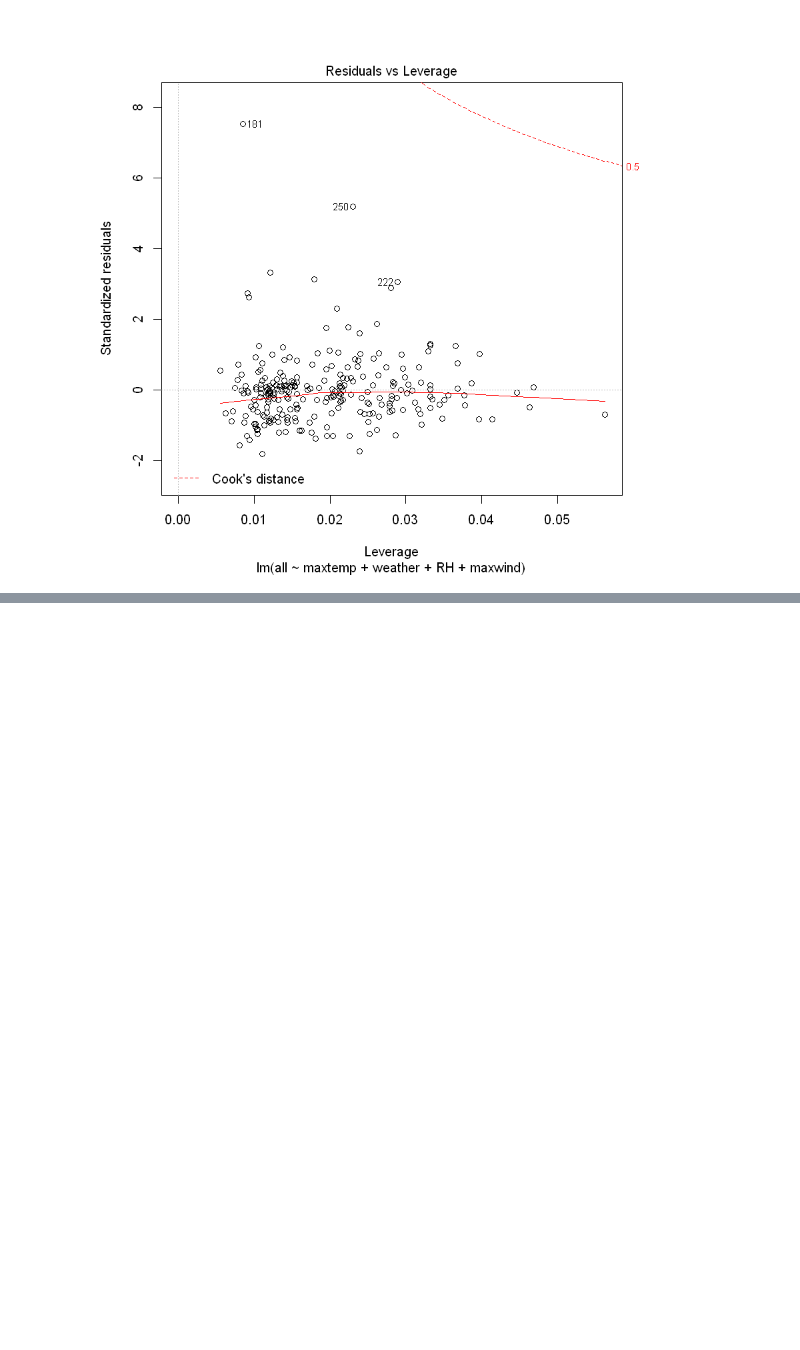
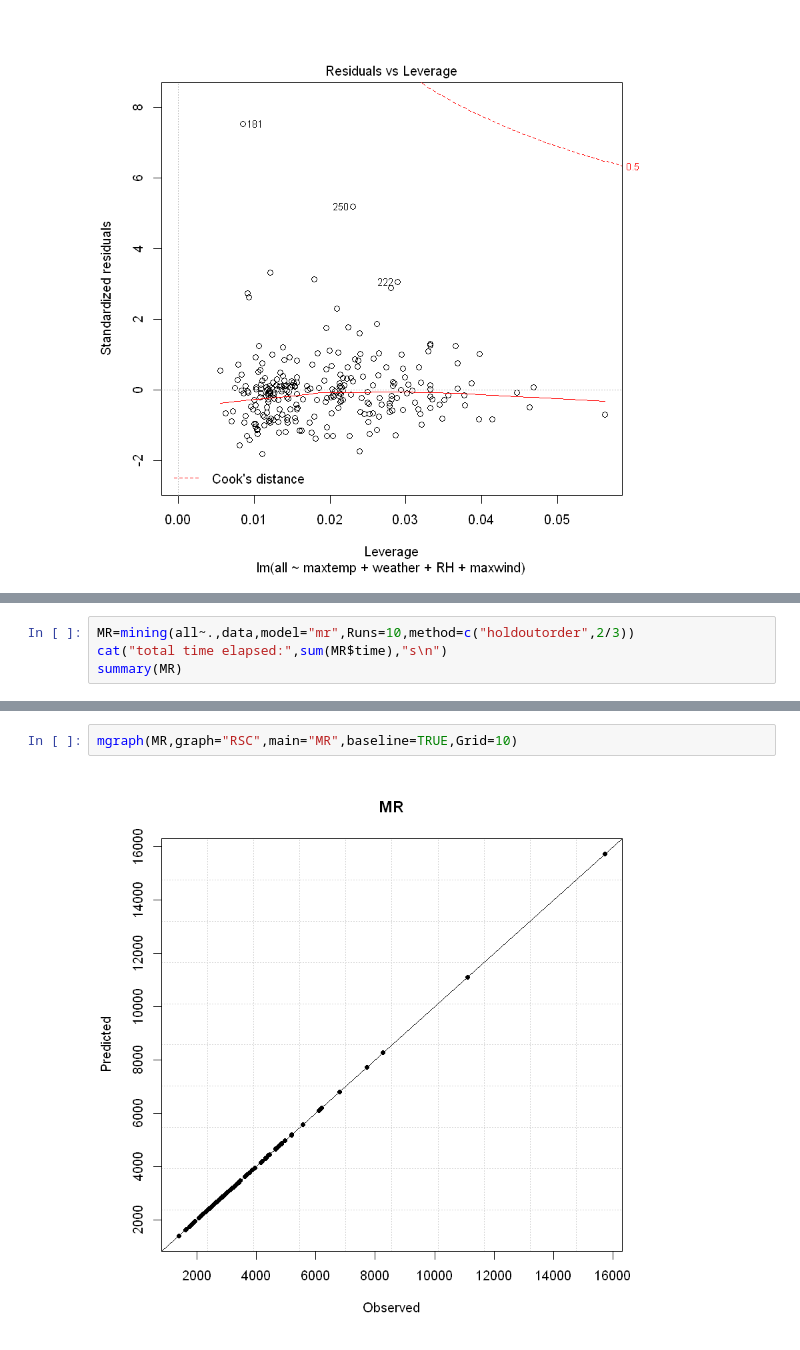
Before and after one commit to JoaoGuedes01/TIAPOSE_R_Data_Mining, a Jupyter notebook: Jupyter/Data Exploration.ipynb, the cells around one changed output, grey strips where cells are left out. Drawn from its saved outputs; the diff is of its cells as text; blank space fills up the shorter version.

```diff
--- a/Jupyter/Data Exploration.ipynb
+++ b/Jupyter/Data Exploration.ipynb
@@ -302,0 +284,4 @@ cor(data$all,data)
+# %%
+MR=mining(all~.,data,model="mr",Runs=10,method=c("holdoutorder",2/3))
+cat("total time elapsed:",sum(MR$time),"s\n")
+summary(MR)
@@ -302,0 +305,4 @@ cor(data$all,data)
+# %%
+mgraph(MR,graph="RSC",main="MR",baseline=TRUE,Grid=10)
+# %% [output]
+[figure, added]
```
Also changed, not shown: parts of 8 cells of this notebook.
